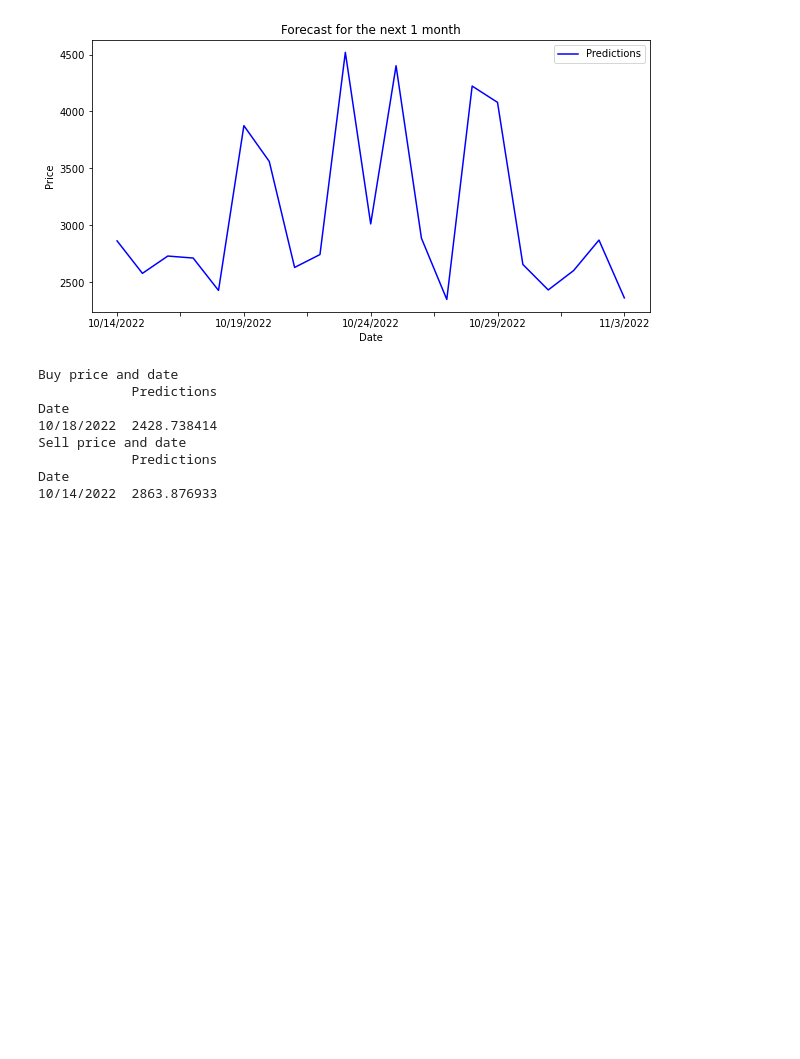
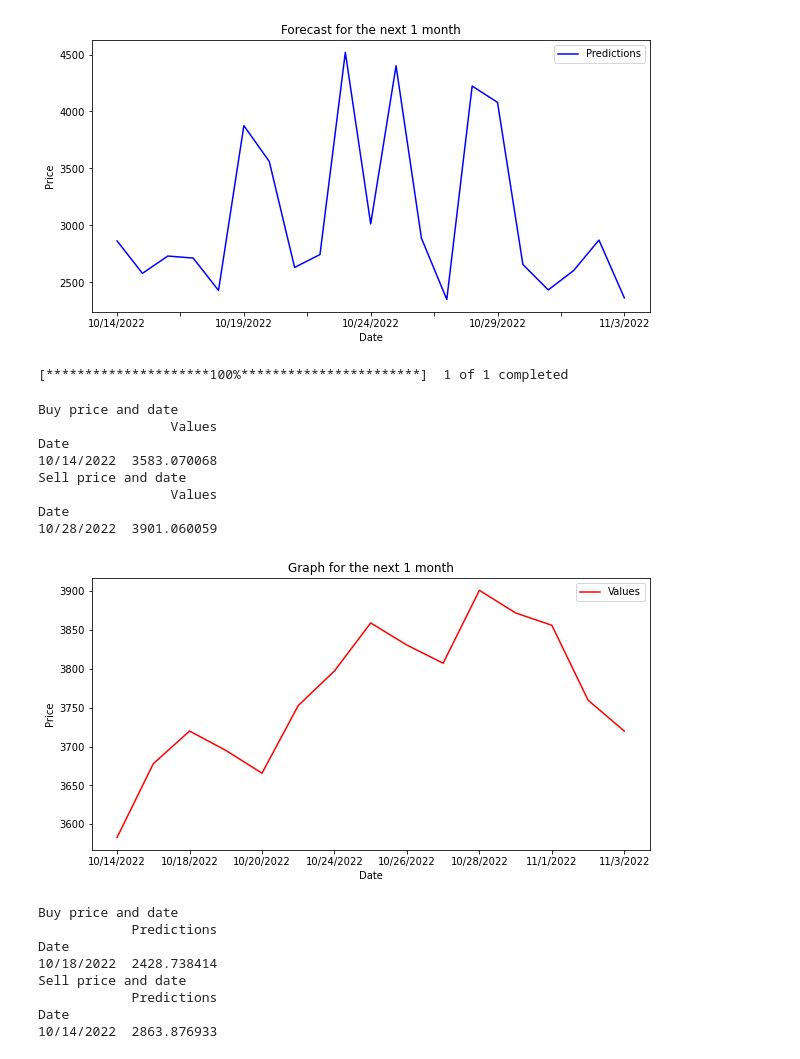
Before and after one commit to sarduck/AI-stock-predictor, a Jupyter notebook: predictor.ipynb, the cells around one changed output. Saved outputs shown, nothing was run; the diff lists cells and outputs as text; code cells hidden in the pictures; blank space fills up the shorter version.

```diff
--- a/predictor.ipynb
+++ b/predictor.ipynb
@@ -157,6 +189,38 @@ Sell price and date
 Date
 10/23/2022  4519.073536
 [figure]
+# %%
+sp500_data_test1m = yf.download("^GSPC", start="2022-10-14", end="2022-11-4")
+sp500_df_test = pd.DataFrame(sp500_data_test1m)
+sp500_df_test.to_csv("sp500_data_test1m.csv")
+# %% [output]
+[*********************100%***********************]  1 of 1 completed
+# %%
+onemonth_df_pred = pd.read_csv("sp500_data_test1m.csv")
+onemonth_df_pred.set_index("Date", inplace=True)
+buy_price = min(onemonth_df_pred["Values"])
+sell_price = max(onemonth_df_pred["Values"])
+onemonth_buy = onemonth_df_pred.loc[onemonth_df_pred["Values"] == buy_price]
+onemonth_sell = onemonth_df_pred.loc[onemonth_df_pred["Values"] == sell_price]
+print("Buy price and date")
+print(onemonth_buy)
+print("Sell price and date")
+print(onemonth_sell)
+onemonth_df_pred["Values"].plot(figsize=(10, 5), title="Graph for the next 1 month", color="red")
+plt.xlabel("Date")
+plt.ylabel("Price")
+plt.legend()
+plt.show()
+# %% [output]
+Buy price and date
+                 Values
+Date
+10/14/2022  3583.070068
+Sell price and date
+                 Values
+Date
+10/28/2022  3901.060059
+[figure, added]
 # %%
 fivedays_df_pred = pd.read_csv("five-days-predictions.csv")
 fivedays_df_pred.set_index("Date", inplace=True)
```
Also changed, not shown: parts of 3 cells of this notebook, 3 other files.
